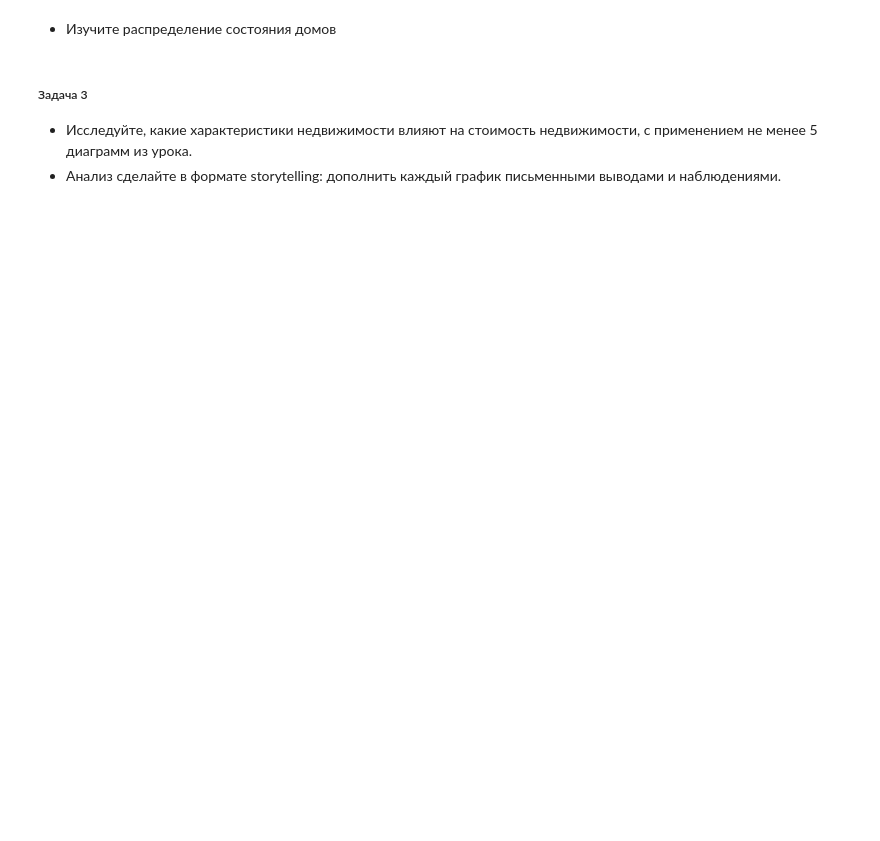
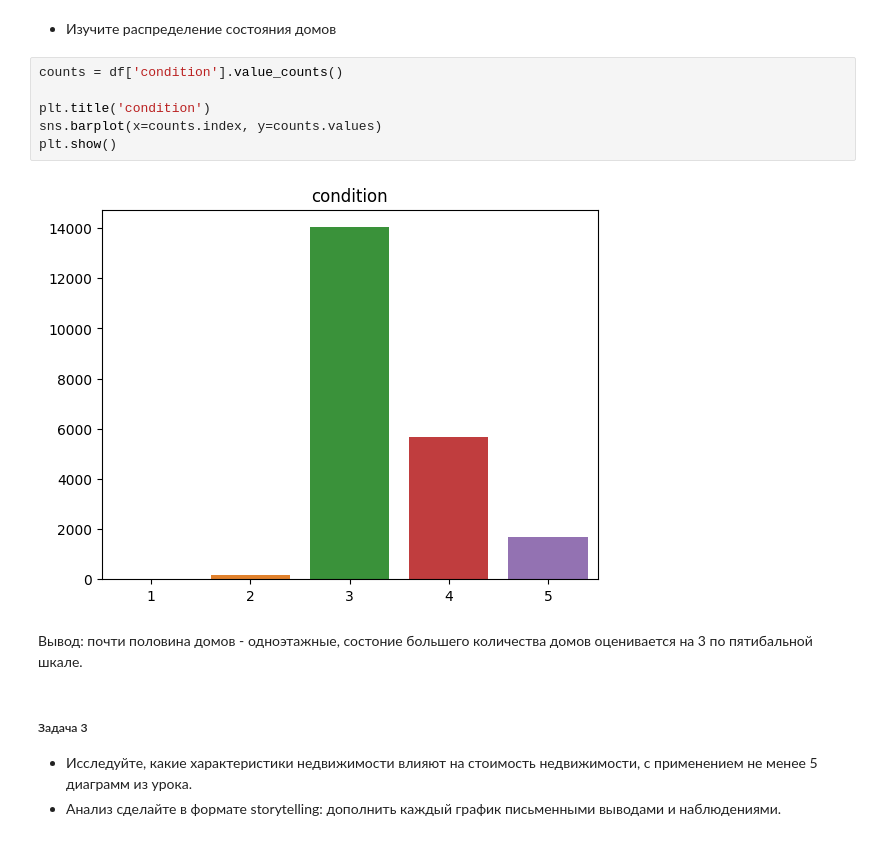
Before and after one commit to kudaevalyudmila1/Python-Analytics, a Jupyter notebook: HomeWork4_Result.ipynb, the cells around one changed output. Saved outputs shown, nothing was run; the diff lists cells and outputs as text; blank space fills up the shorter version.

```diff
--- a/HomeWork4_Result.ipynb
+++ b/HomeWork4_Result.ipynb
@@ -65,5 +84,15 @@ plt.title('Year_built_home');
 # %% [markdown]
 * Изучите распределение состояния домов
+# %%
+counts = df['condition'].value_counts()
+
+plt.title('condition')
+sns.barplot(x=counts.index, y=counts.values)
+plt.show()
+# %% [output]
+[figure, added]
+# %% [markdown]
+Вывод: почти половина домов - одноэтажные, состоние большего количества домов оценивается на 3 по пятибальной шкале.
 # %% [markdown]
  ##### Задача 3
 * Исследуйте, какие характеристики недвижимости влияют на стоимость недвижимости, с применением не менее 5 диаграмм из урока.
```
Also changed, not shown: parts of 3 cells of this notebook.
